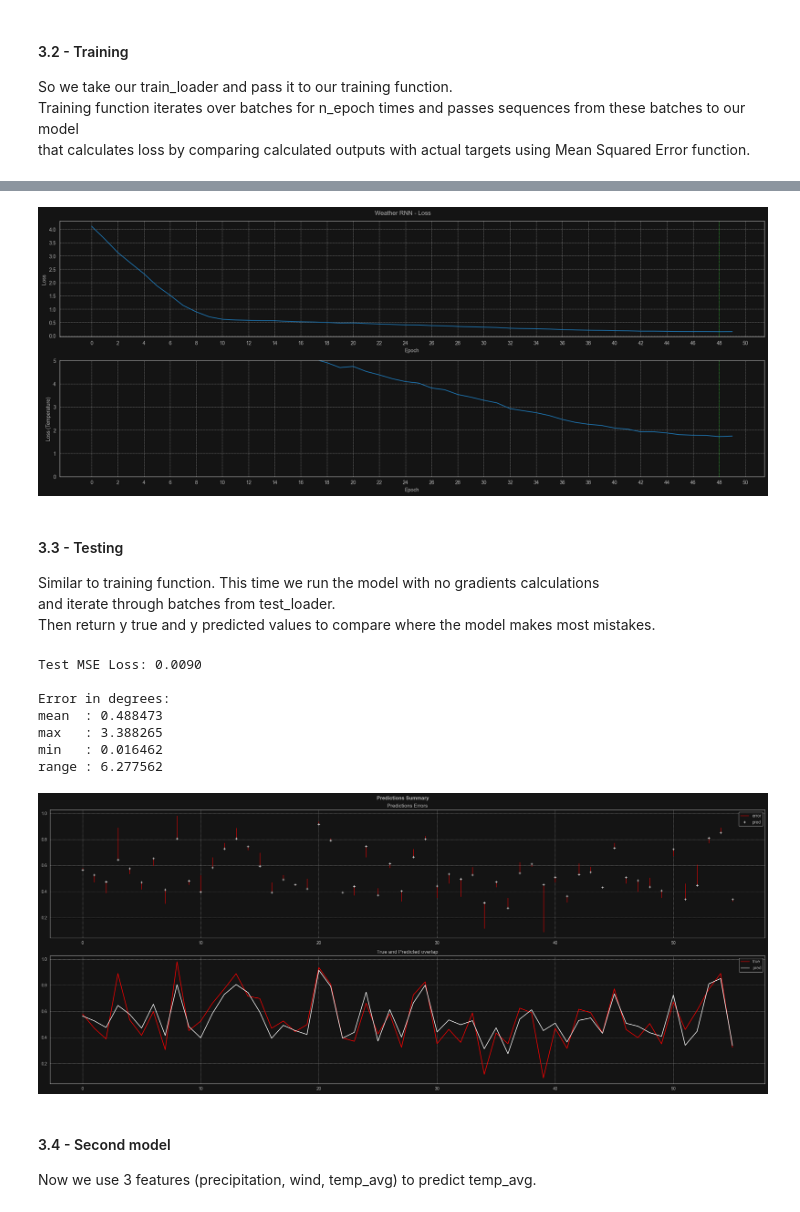
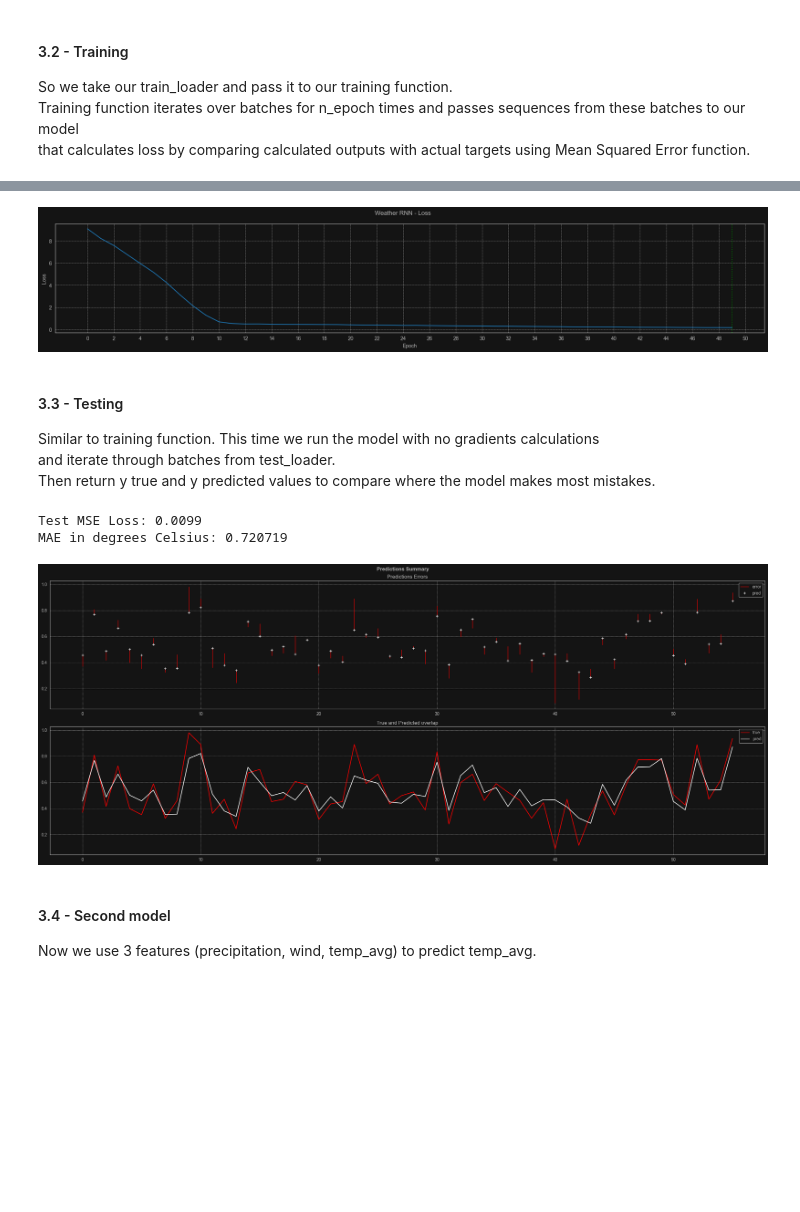
Before and after one commit to gracjan-p/weather-rnn, a Jupyter notebook: notebooks/model.ipynb, the cells around one changed output, grey strips where cells are left out. Drawn from its saved outputs; the diff is of its cells as text; code cells hidden in the pictures; blank space fills up the shorter version.

Commit message:
refreshed, added plots for comparison

```diff
--- a/notebooks/model.ipynb
+++ b/notebooks/model.ipynb
@@ -325,31 +325,19 @@ Epoch 50 / 50 finished | 0.0074
 # %%
 import seaborn as sb
 
-fig, axes = plt.subplots(nrows=2, ncols=1, figsize=(20, 8))
-axes = axes.flatten()
+fig, axes = plt.subplots(nrows=1, ncols=1, figsize=(20, 4))
+
+
+sb.lineplot(loss_history, ax=axes)
+axes.set_xticks(range(0, n_epochs + 1, 2))
+axes.set_xlabel('Epoch')
+axes.set_ylabel('Loss')
+axes.axvline(x=best_epoch, color='g', linestyle=':')
 
 plt.suptitle('Weather RNN - Loss')
-
-sb.lineplot(loss_history, ax=axes[0])
-axes[0].set_xticks(range(0, n_epochs + 1, 2))
-axes[0].set_xlabel('Epoch')
-axes[0].set_ylabel('Loss')
-axes[0].axvline(x=best_epoch, color='g', linestyle=':')
-
-loss_history_rescaled = np.zeros((len(loss_history), 3))
-loss_history_rescaled[:, 2] = np.array(loss_history)
-loss_history_rescaled = scaler.inverse_transform(loss_history_rescaled)[:, 2]
-
-sb.lineplot(loss_history_rescaled, ax=axes[1])
-axes[1].set_xticks(range(0, n_epochs + 1, 2))
-axes[1].set_xlabel('Epoch')
-axes[1].set_ylabel('Loss (Temperature)')
-axes[1].set_ylim((0, 5))
-axes[1].axvline(x=best_epoch, color='g', linestyle=':')
-
 plt.tight_layout()
 # %% [output]
-[figure, old version]
+[figure, new version]
 # %% [markdown]
 #### 3.3 - Testing
 Similar to training function. This time we run the model with no gradients calculations <br>
@@ -415,28 +411,12 @@ axes[1].set_title('True and Predicted overlap')
 plt.suptitle('Predictions Summary', fontweight='bold')
 plt.tight_layout()
 
-true_deg = to_degrees(temp_avg_true)
-pred_deg = to_degrees(temp_avg_pred)
-
-error = abs(true_deg - pred_deg)
-
-print(
-    "\nError in degrees:\n"
-    f"{"mean":<6}: {error.mean():4f}",
-    f"{"max":<6}: {error.max():4f}",
-    f"{"min":<6}: {error.min():4f}",
-    f"{"range":<6}: {(true_deg.max() - true_deg.min()):4f}",
-    sep='\n'
-)
+degrees_error = return_degrees(temp_avg_true, temp_avg_pred)
+print(f'MAE in degrees Celsius: {degrees_error:4f}')
 # %% [output]
-Test MSE Loss: 0.0090
-
-Error in degrees:
-mean  : 0.488473
-max   : 3.388265
-min   : 0.016462
-range : 6.277562
+Test MSE Loss: 0.0099
+MAE in degrees Celsius: 0.720719
-[figure, old version]
+[figure, new version]
 # %% [markdown]
 #### 3.4 - Second model
 Now we use 3 features (precipitation, wind, temp_avg) to predict temp_avg.
```
Also changed, not shown: parts of 12 cells of this notebook.
